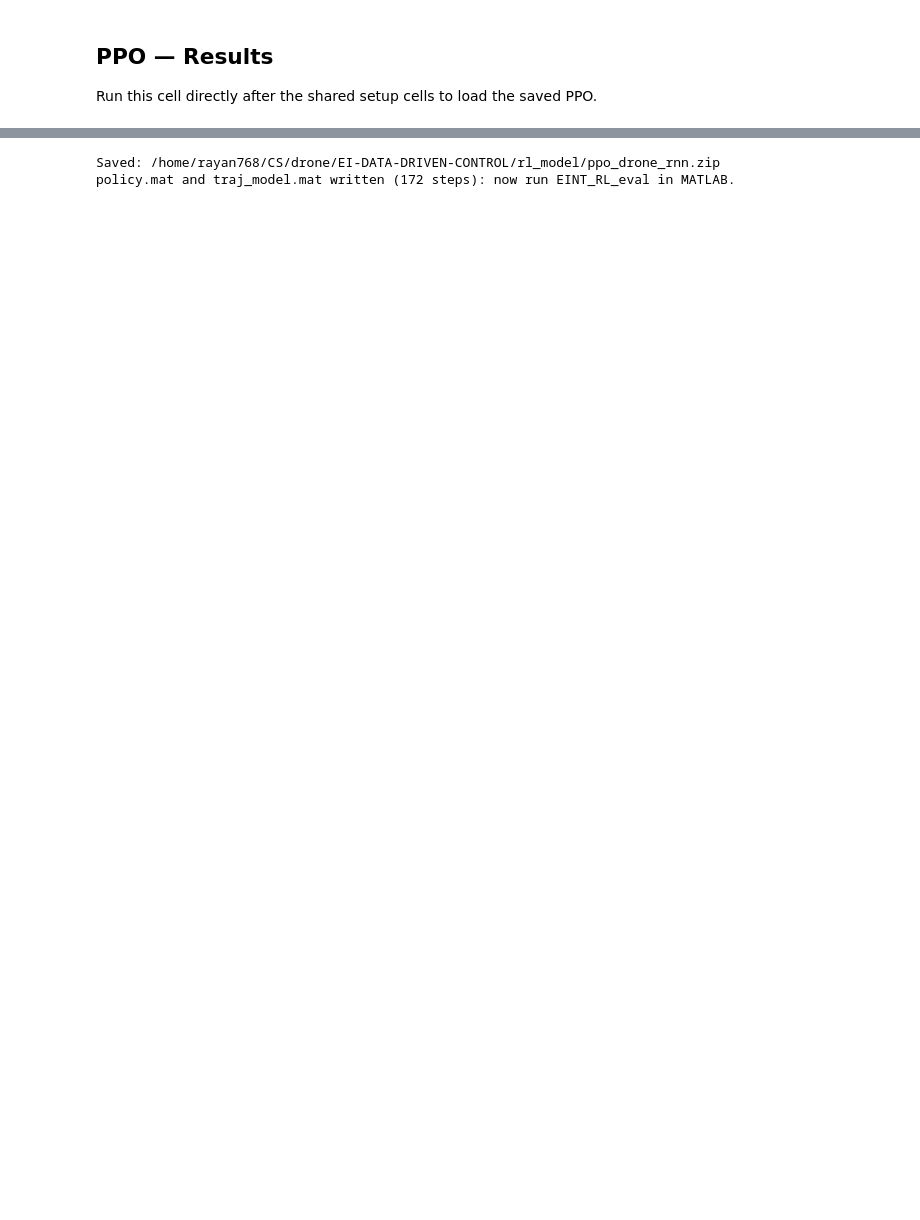
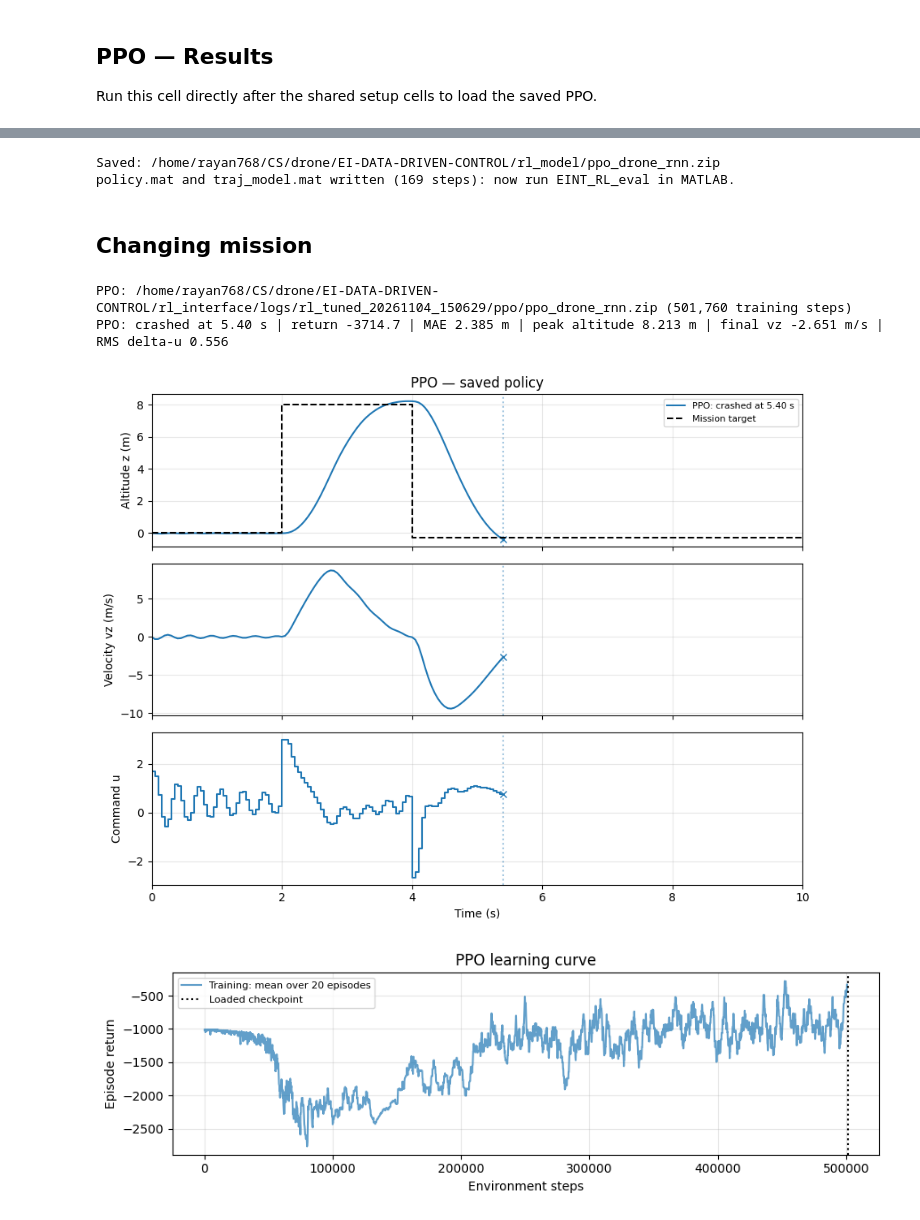
Before and after one commit to Rayan76q/EI-DATA-DRIVEN-CONTROL, a Jupyter notebook: rl_interface/rl.ipynb, the cells around one changed output, grey strips where cells are left out. Saved outputs shown, nothing was run; the diff lists cells and outputs as text; code cells hidden in the pictures; blank space fills up the shorter version.

```diff
--- a/rl_interface/rl.ipynb
+++ b/rl_interface/rl.ipynb
@@ -136,3 +153,12 @@ Head: Linear(in_features=32, out_features=1, bias=True)
+# %%
+def ref_mission(t):
+    """Hold at 0 m until 2 s, target 2 m until 6 s, then land."""
+    if t < 2.0:
+        return 0.0
+    elif t < 6.0:
+        return 2.0
+    else:
+        return Z_LAND
 # %% [markdown]
 ## Plot helpers
 
@@ -282,13 +304,36 @@ print("Saved:", MODEL_PATH.with_suffix(".zip"))
 EXPORT_MATLAB = True
 if EXPORT_MATLAB:
     from export_policy import export_for_matlab
-    export_env = DroneEnv(rnn_model=acceleration_rnn)
+    export_env = DroneEnv(rnn_model=acceleration_rnn, mission=ref_mission)
     export_for_matlab(agent, export_env)
+    from scipy.io import loadmat, savemat
+    exported_policy = {k: v for k, v in loadmat("policy.mat").items() if not k.startswith("__")}
+    mission_t = np.arange(export_env.max_steps + 1) * export_env.p.dt
+    exported_policy["mission_t"] = mission_t.reshape(-1, 1)
+    exported_policy["mission_z_ref"] = np.array([export_env.mission(float(t)) for t in mission_t]).reshape(-1, 1)
+    savemat("policy.mat", exported_policy)
     export_env.close()
-env.close()
 # %% [output]
 Saved: /home/rayan768/CS/drone/EI-DATA-DRIVEN-CONTROL/rl_model/ppo_drone_rnn.zip
-policy.mat and traj_model.mat written (172 steps): now run EINT_RL_eval in MATLAB.
+policy.mat and traj_model.mat written (169 steps): now run EINT_RL_eval in MATLAB.
+# %% [markdown]
+## Changing mission
+# %%
+def test_mission(t):
+    """Hold at 0 m until 2 s, target 1 m until 4 s, then land."""
+    if t < 2.0:
+        return 0.0
+    elif t < 4.0:
+        return 9.0
+    else:
+        return Z_LAND
+# %%
+show_result("PPO", PPO_MODEL_PATH, mission_to_test=test_mission)
+# %% [output]
+PPO: /home/rayan768/CS/drone/EI-DATA-DRIVEN-CONTROL/rl_interface/logs/rl_tuned_20261104_150629/ppo/ppo_drone_rnn.zip (501,760 training steps)
+PPO: crashed at 5.40 s | return -3714.7 | MAE 2.385 m | peak altitude 8.213 m | final vz -2.651 m/s | RMS delta-u 0.556
+[figure, added]
+[figure, added]
 # %% [markdown]
 ## DQN — optional training
 
```
Also changed, not shown: parts of 17 cells of this notebook, 7 other files.
